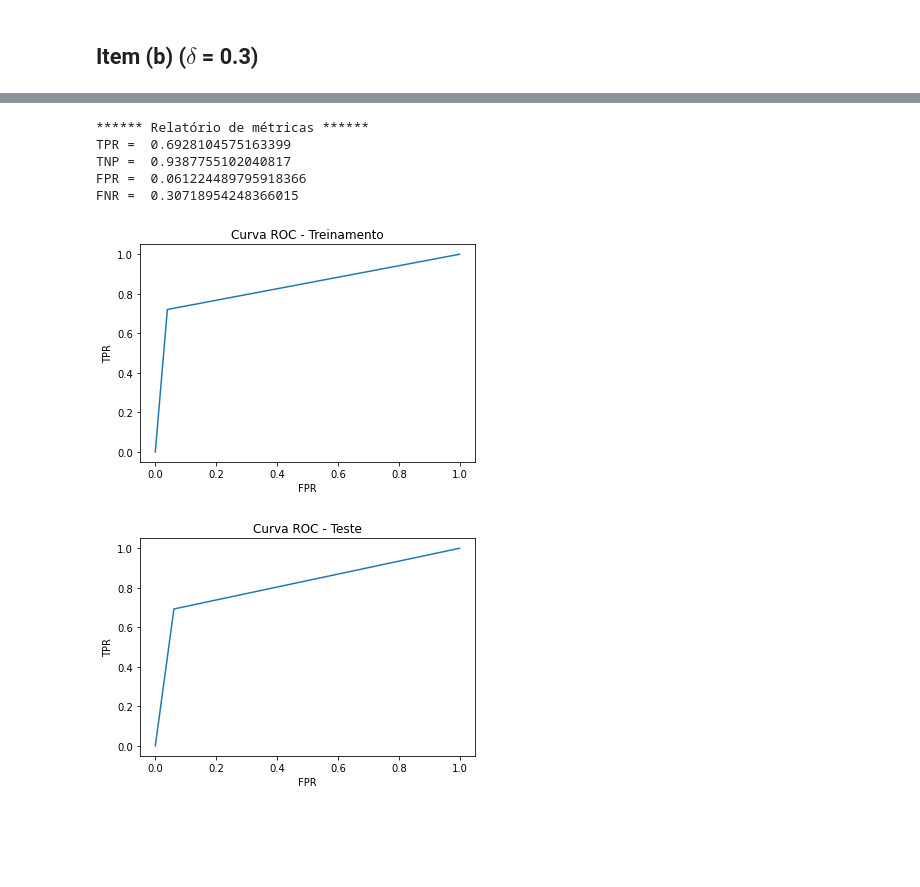
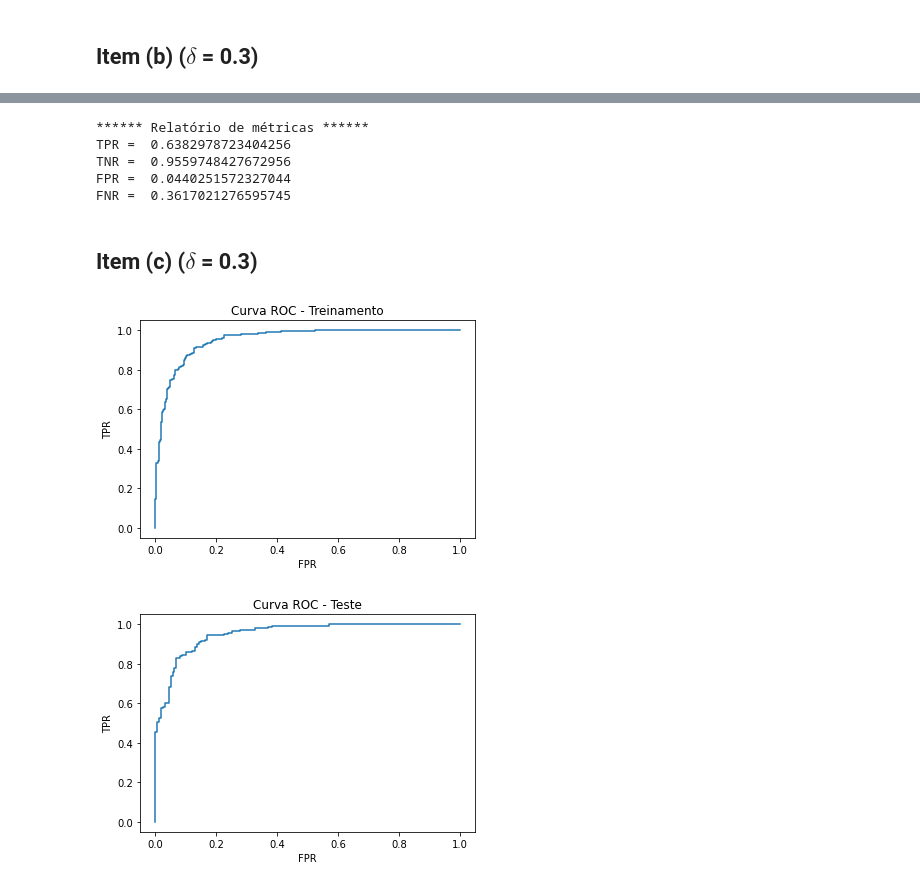
Before and after one commit to julianovale/PO450, a Jupyter notebook: Semana07_PO450_Atividade05.ipynb, the cells around one changed output, grey strips where cells are left out. Drawn from its saved outputs; the diff is of its cells as text; code cells hidden in the pictures; blank space fills up the shorter version.

```diff
--- a/Semana07_PO450_Atividade05.ipynb
+++ b/Semana07_PO450_Atividade05.ipynb
@@ -368,34 +372,36 @@ FNR = FN/P
 
 print('****** Relatório de métricas ******')
 print('TPR = ', TPR)
-print('TNP = ', TNR)
+print('TNR = ', TNR)
 print('FPR = ', FPR)
 print('FNR = ', FNR)
 # %% [output]
 ****** Relatório de métricas ******
-TPR =  0.6928104575163399
-TNP =  0.9387755102040817
-FPR =  0.061224489795918366
-FNR =  0.30718954248366015
+TPR =  0.6382978723404256
+TNR =  0.9559748427672956
+FPR =  0.0440251572327044
+FNR =  0.3617021276595745
+# %% [markdown]
+## Item (c) ($\delta$ = 0.3)
 # %%
 # Curva ROC
 
-fpr, tpr, thresholds = roc_curve(d_train, d_hat_train)
+fpr, tpr, thresholds = roc_curve(d_train, y_hat_train)
 
 plt.plot(fpr, tpr)
 plt.title("Curva ROC - Treinamento")
 plt.xlabel("FPR")
 plt.ylabel("TPR");
 # %% [output]
-[figure, old version]
+[figure, new version]
 # %%
 # Curva ROC
 
-fpr, tpr, thresholds = roc_curve(d_test, d_hat_test)
+fpr, tpr, thresholds = roc_curve(d_test, y_hat_test)
 
 plt.plot(fpr, tpr)
 plt.title("Curva ROC - Teste")
 plt.xlabel("FPR")
 plt.ylabel("TPR");
 # %% [output]
-[figure, old version]
+[figure, new version]
```
Also changed, not shown: parts of 23 cells of this notebook.
